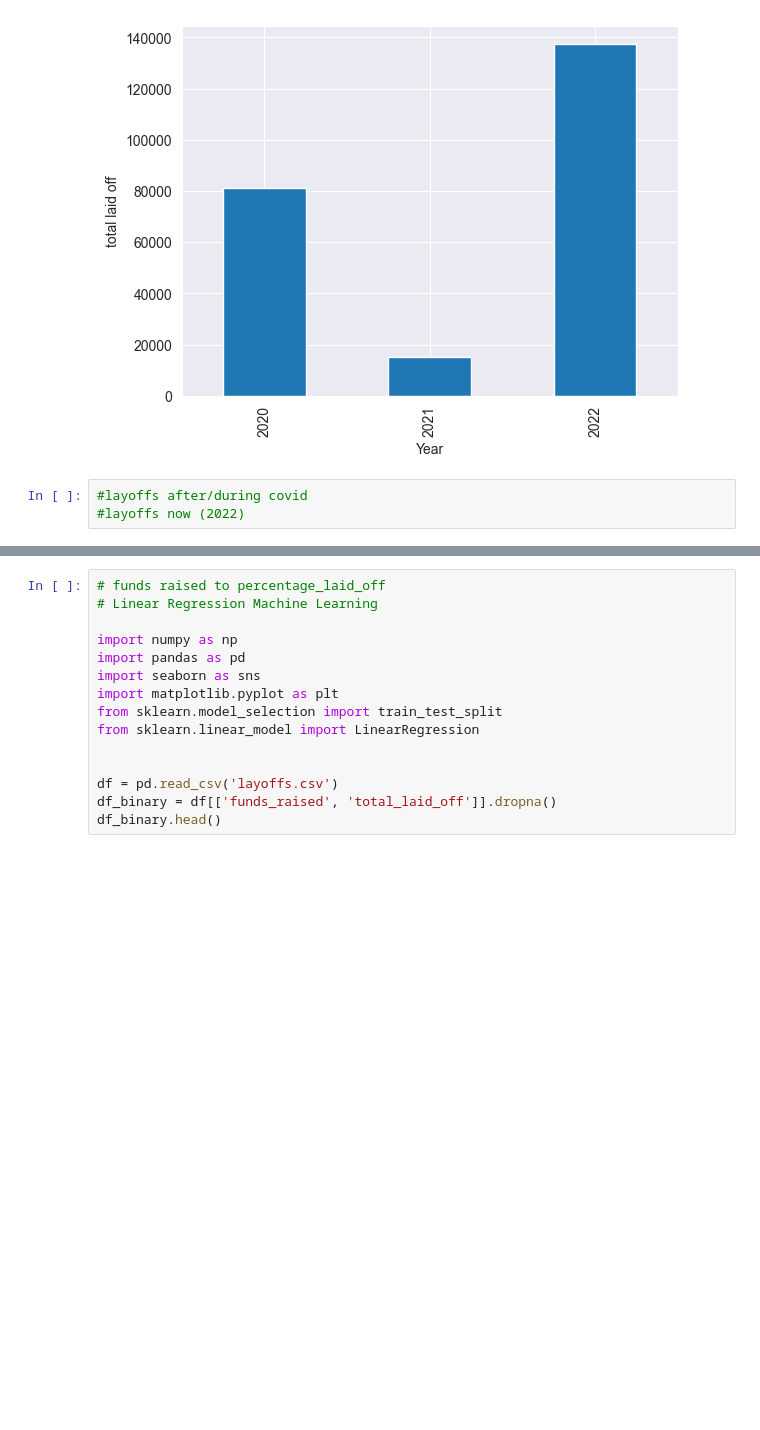
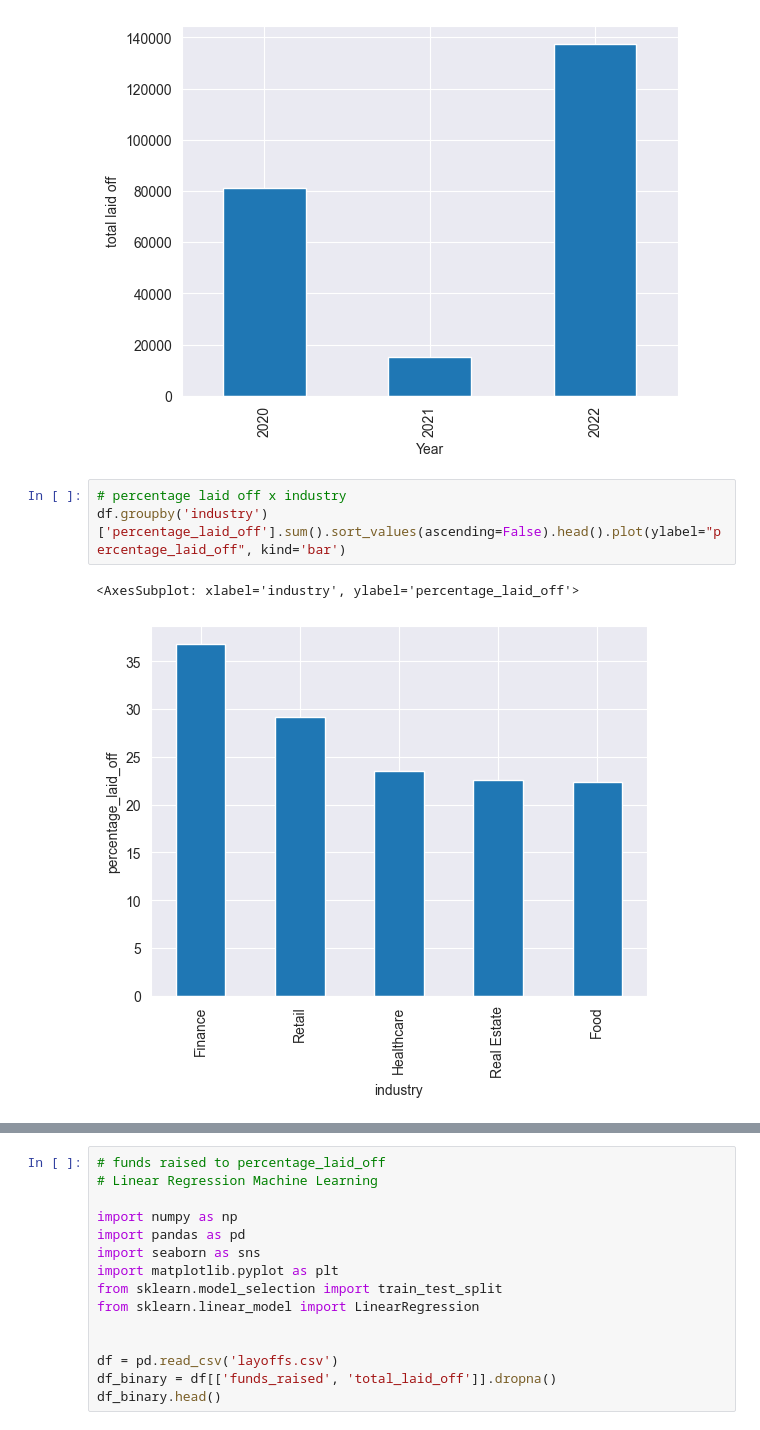
Before and after one commit to dolancode/info450, a Jupyter notebook: BDSFinalProject-master/final.ipynb, the cells around one changed output, grey strips where cells are left out. Drawn from its saved outputs; the diff is of its cells as text; blank space fills up the shorter version.

```diff
--- a/BDSFinalProject-master/final.ipynb
+++ b/BDSFinalProject-master/final.ipynb
@@ -97,7 +97,10 @@ df.groupby('Year')['total_laid_off'].sum().plot(ylabel="total laid off", kind='b
 # %% [output]
 <AxesSubplot: xlabel='Year', ylabel='total laid off'>
 [figure]
-# %%
-#layoffs after/during covid
-#layoffs now (2022)
+# %%
+# percentage laid off x industry
+df.groupby('industry')['percentage_laid_off'].sum().sort_values(ascending=False).head().plot(ylabel="percentage_laid_off", kind='bar')
+# %% [output]
+<AxesSubplot: xlabel='industry', ylabel='percentage_laid_off'>
+[figure, added]
 # %%
```
Also changed, not shown: parts of 2 cells of this notebook.
